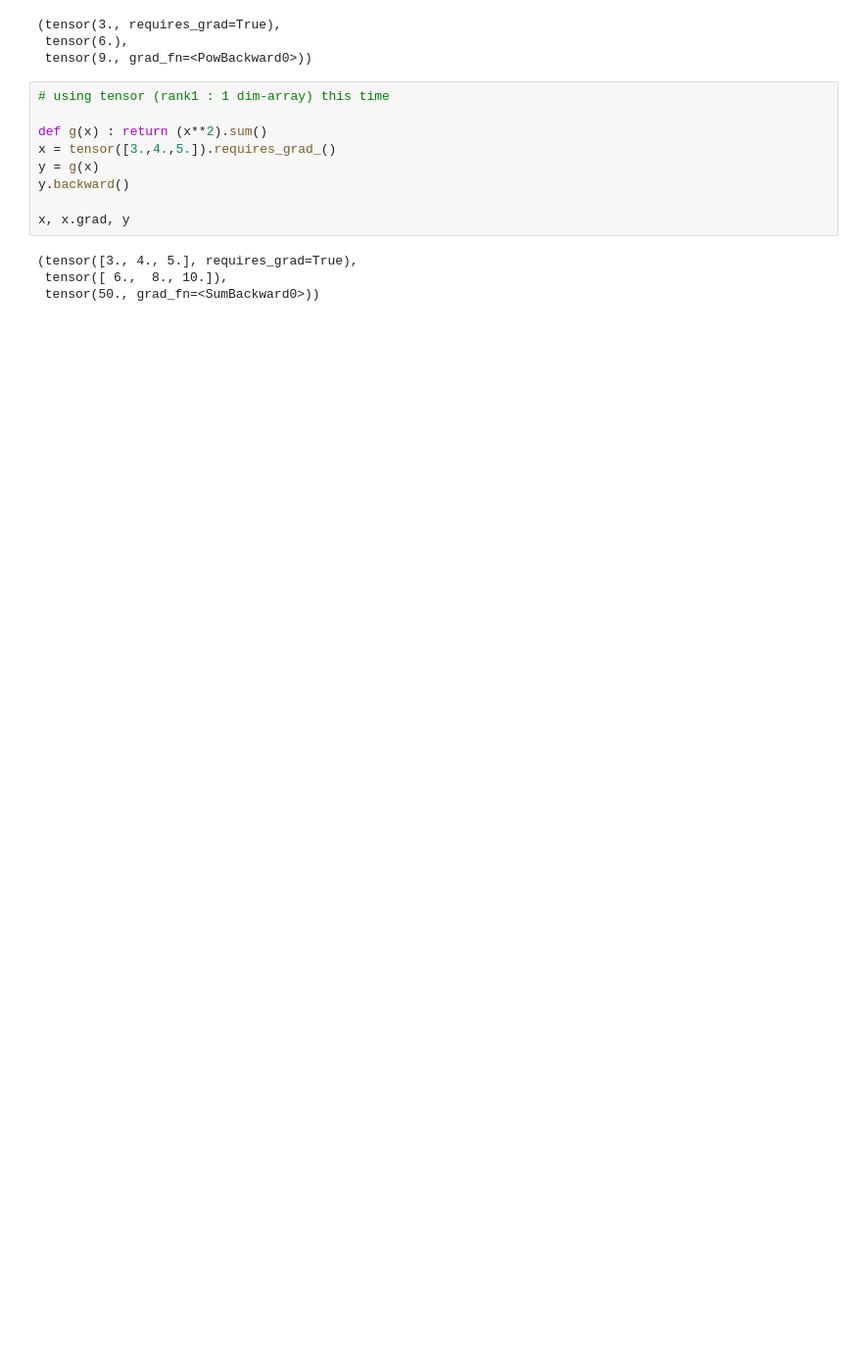
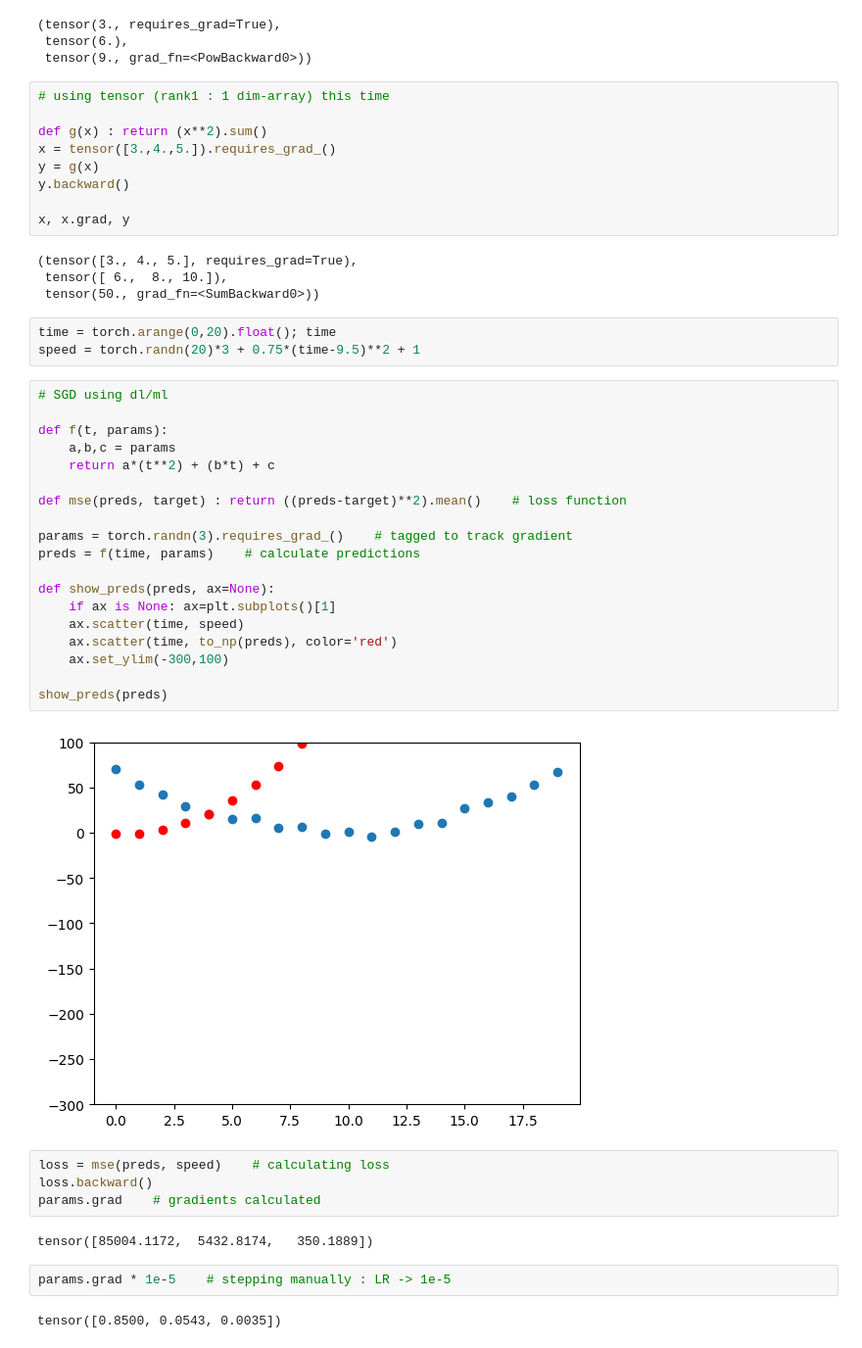
Before and after one commit to norman-glad/deep_l, a Jupyter notebook: mnist-3-7.ipynb, the cells around one changed output. Shown at 98% size. Drawn from its saved outputs; the diff is of its cells as text; blank space fills up the shorter version.

Commit message:
Kaggle Notebook | mnist_3-7 | SGD using dl

```diff
--- a/mnist-3-7.ipynb
+++ b/mnist-3-7.ipynb
@@ -186,3 +186,37 @@ x, x.grad, y
 (tensor([3., 4., 5.], requires_grad=True),
  tensor([ 6.,  8., 10.]),
  tensor(50., grad_fn=<SumBackward0>))
+# %%
+time = torch.arange(0,20).float(); time
+speed = torch.randn(20)*3 + 0.75*(time-9.5)**2 + 1
+# %%
+# SGD using dl/ml
+
+def f(t, params):
+    a,b,c = params
+    return a*(t**2) + (b*t) + c
+
+def mse(preds, target) : return ((preds-target)**2).mean()    # loss function
+
+params = torch.randn(3).requires_grad_()    # tagged to track gradient
+preds = f(time, params)    # calculate predictions
+
+def show_preds(preds, ax=None):
+    if ax is None: ax=plt.subplots()[1]
+    ax.scatter(time, speed)
+    ax.scatter(time, to_np(preds), color='red')
+    ax.set_ylim(-300,100)
+
+show_preds(preds)
+# %% [output]
+[figure, added]
+# %%
+loss = mse(preds, speed)    # calculating loss
+loss.backward()
+params.grad    # gradients calculated
+# %% [output]
+tensor([85004.1172,  5432.8174,   350.1889])
+# %%
+params.grad * 1e-5    # stepping manually : LR -> 1e-5
+# %% [output]
+tensor([0.8500, 0.0543, 0.0035])
```
Also changed, not shown: parts of 1 cell of this notebook.
